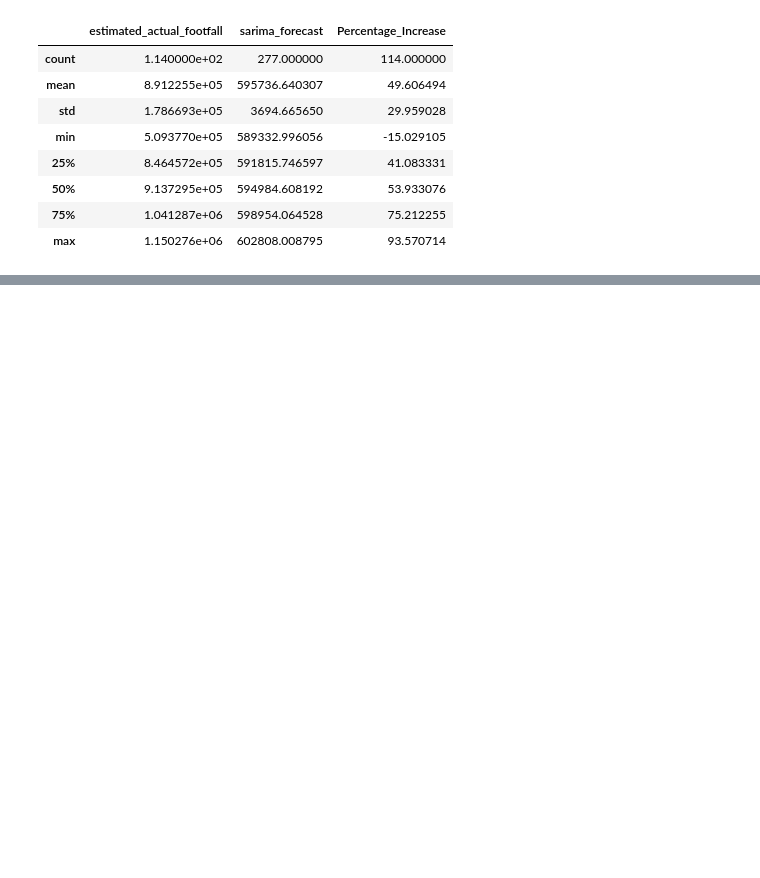
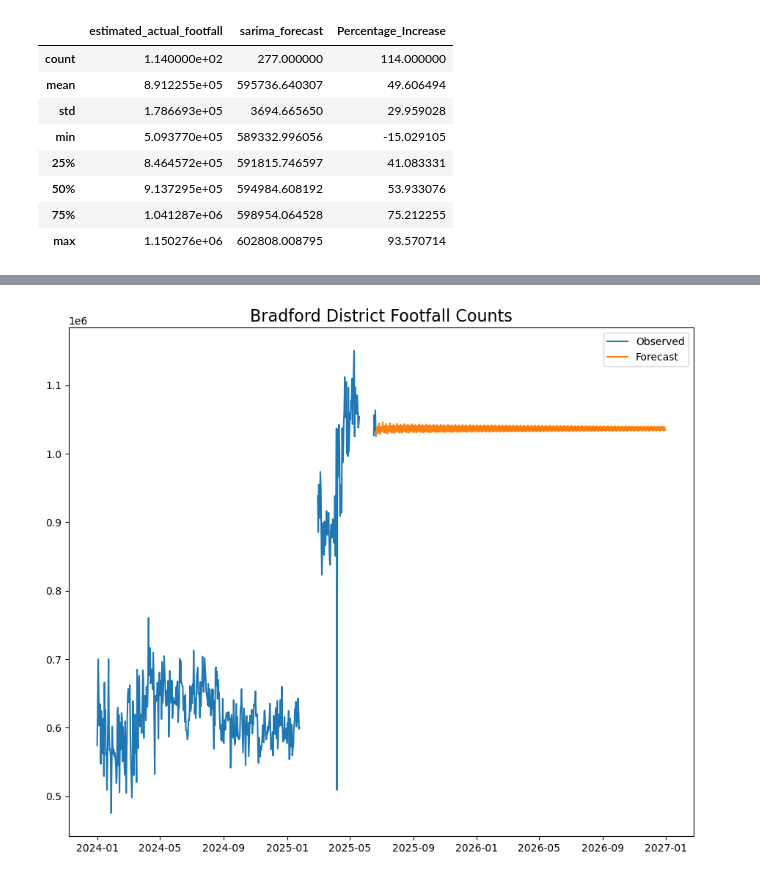
Before and after one commit to MarionC749/LIDA-Footfall-Bradford2025, a Jupyter notebook: Bradford District MetOffice/SARIMAX/3- Model- SARIMAX.ipynb, the cells around one changed output, grey strips where cells are left out. Cells and saved outputs as stored; diff of their text form; code cells hidden in the pictures; blank space fills up the shorter version.

```diff
--- a/Bradford District MetOffice/SARIMAX/3- Model- SARIMAX.ipynb
+++ b/Bradford District MetOffice/SARIMAX/3- Model- SARIMAX.ipynb
@@ -1710,0 +1841,9 @@ predictions_2025.describe()
+# %%
+#Plot known data and forecast
+plt.title("Bradford District Footfall Counts", size =16)
+plt.plot(data_19_25['2024':], label='Observed')
+plt.plot(sarima_mean.index, sarima_mean, label='Forecast')
+plt.legend()
+plt.show()
+# %% [output]
+[figure, added]
```
Also changed, not shown: parts of 15 cells of this notebook.
